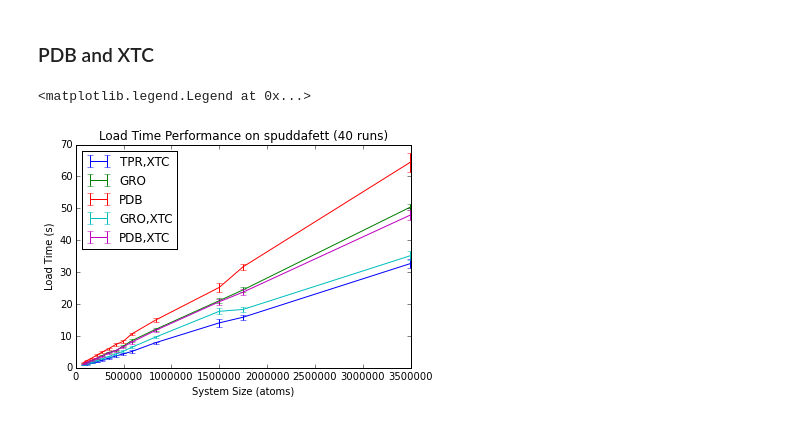
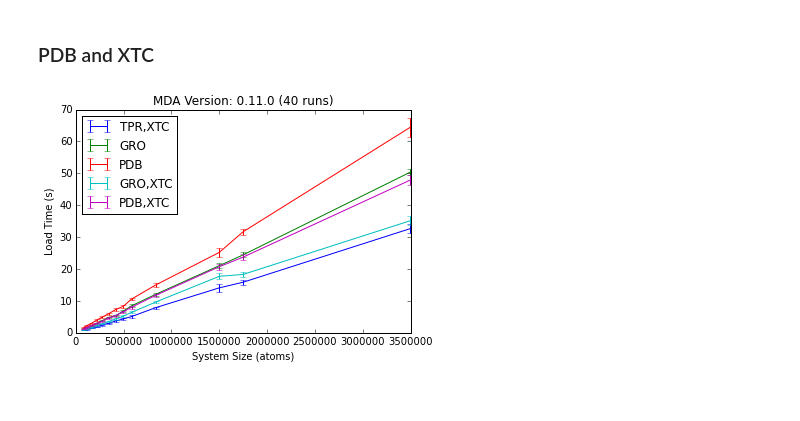
Before and after one commit to Becksteinlab/vesicle_analysis_methods, a Jupyter notebook: performance_analysis_combined.ipynb, the cells around one changed output. Saved outputs shown, nothing was run; the diff lists cells and outputs as text; code cells hidden in the pictures.

```diff
--- a/performance_analysis_combined.ipynb
+++ b/performance_analysis_combined.ipynb
@@ -247,13 +241,14 @@ plt.legend(plots,["TPR,XTC","GRO","PDB","GRO,XTC","PDB,XTC"],loc='best')
 #plt.savefig("/nfs/homes/ikenney/report/figs/loading/combined_load.pdf")
 # %%
 systems = newdata
-plt.title("Load Time Performance on spuddafett (40 runs)")
+plt.title("MDA Version: {} (40 runs)".format(mda.__version__))
 plt.ylabel("Load Time (s)")
 plt.xlabel("System Size (atoms)")
 plots = [plt.errorbar(systems['sizes'],systems['load_tpr_xtc_mean'],yerr=systems['load_tpr_xtc_std']),plt.errorbar(systems['sizes'],systems['load_gro_mean'],yerr=systems['load_gro_std']),plt.errorbar(systems['sizes'],systems['load_pdb_mean'],yerr=systems['load_pdb_std']),plt.errorbar(systems['sizes'],systems['load_gro_xtc_mean'],yerr=systems['load_gro_xtc_std']),plt.errorbar(systems['sizes'],systems['load_pdb_xtc_mean'],yerr=systems['load_pdb_xtc_std'])]
 plt.legend(plots,["TPR,XTC","GRO","PDB","GRO,XTC","PDB,XTC"],loc='best')
+plt.savefig("mda_0.11.0_performance_chart.png")
+plt.savefig("mda_0.11.0_performance_chart.pdf")
 #plt.savefig("/nfs/homes/ikenney/report/figs/loading/combined_load")
 #plt.savefig("/nfs/homes/ikenney/report/figs/loading/combined_load.pdf")
 # %% [output]
-<matplotlib.legend.Legend at 0x...>
-[figure, old version]
+[figure, new version]
```
Also changed, not shown: parts of 21 cells of this notebook, 1 other file.
